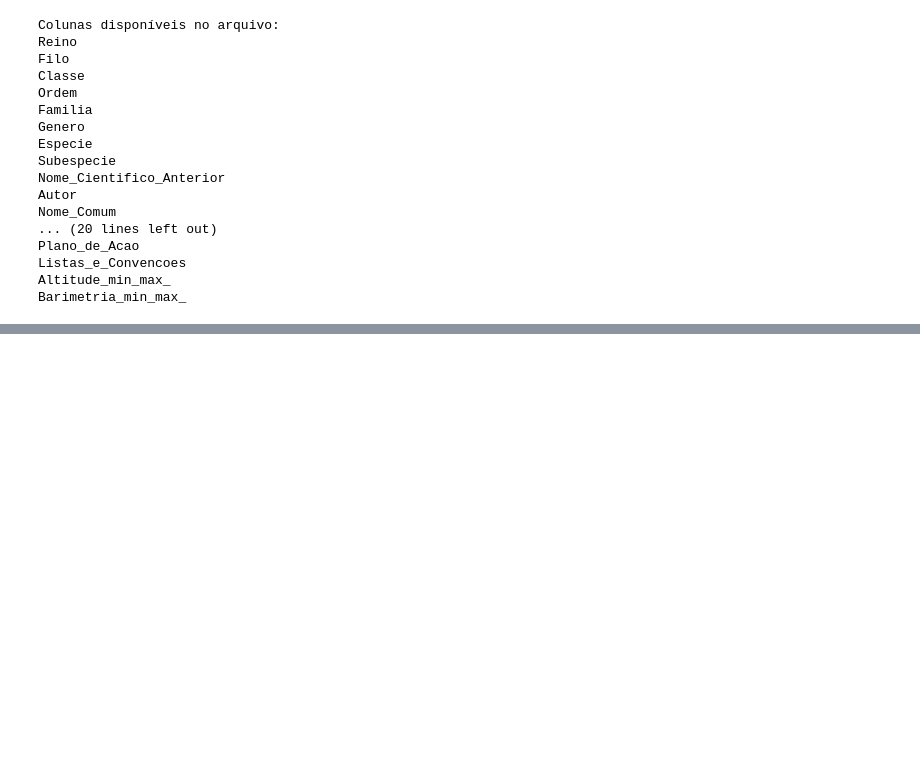
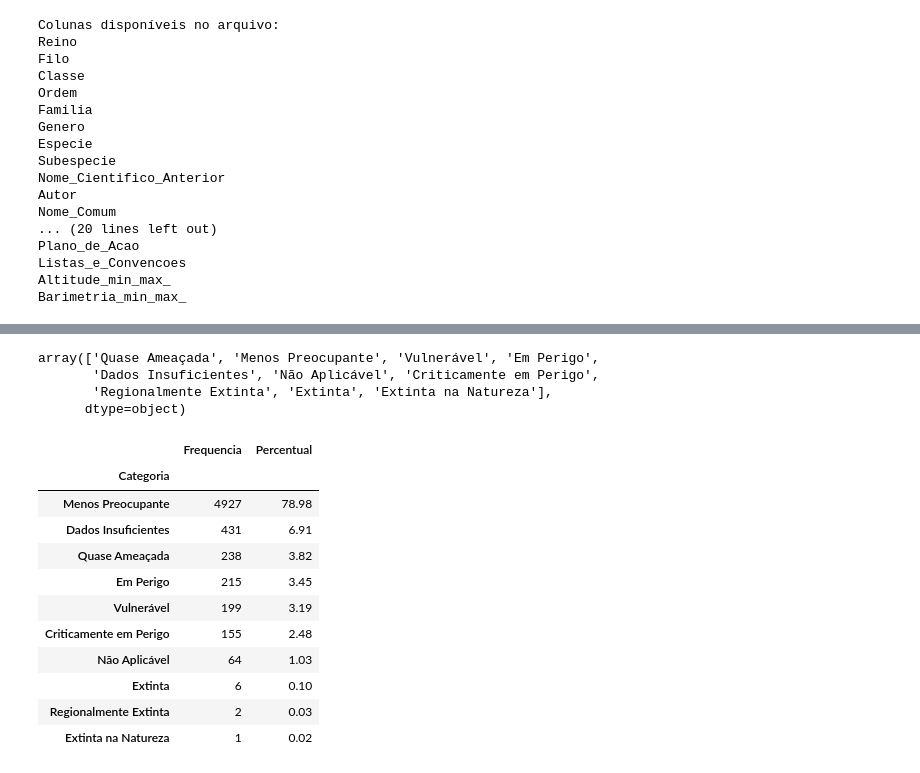
Before and after one commit to Carrascofs/analise-biodiversidade-mata-atlantica, a Jupyter notebook: notebooks/01_limpeza_e_exploracao.ipynb, the cells around one changed output, grey strips where cells are left out. Saved outputs shown, nothing was run; the diff lists cells and outputs as text; code cells hidden in the pictures; blank space fills up the shorter version.

```diff
--- a/notebooks/01_limpeza_e_exploracao.ipynb
+++ b/notebooks/01_limpeza_e_exploracao.ipynb
@@ -153,0 +246,28 @@ print(df.head())
+# %%
+# Vamos verificar se as categorias estão de acordo com as informaçõs do ICMBio
+df["Categoria"]. unique()
+# %% [output]
+array(['Quase Ameaçada', 'Menos Preocupante', 'Vulnerável', 'Em Perigo',
+       'Dados Insuficientes', 'Não Aplicável', 'Criticamente em Perigo',
+       'Regionalmente Extinta', 'Extinta', 'Extinta na Natureza'],
+      dtype=object)
+# %%
+# vamos descobrir as frequências de categoria de ameaça nesse grupo de espécies e seus percentuais.
+
+Freq_Categoria = df["Categoria"].value_counts().to_frame(name="Frequencia")
+Freq_Categoria["Percentual"] = (Freq_Categoria["Frequencia"] / Freq_Categoria["Frequencia"].sum()) * 100
+Freq_Categoria["Percentual"] = Freq_Categoria["Percentual"].round(2)  # arredonda para 2 casas decimais
+Freq_Categoria
+# %% [output]
+|  | Frequencia | Percentual |
+| Categoria |  |  |
+| Menos Preocupante | 4927 | 78.98 |
+| Dados Insuficientes | 431 | 6.91 |
+| Quase Ameaçada | 238 | 3.82 |
+| Em Perigo | 215 | 3.45 |
+| Vulnerável | 199 | 3.19 |
+| Criticamente em Perigo | 155 | 2.48 |
+| Não Aplicável | 64 | 1.03 |
+| Extinta | 6 | 0.10 |
+| Regionalmente Extinta | 2 | 0.03 |
+| Extinta na Natureza | 1 | 0.02 |
```
Also changed, not shown: parts of 15 cells of this notebook, 1 other file.
